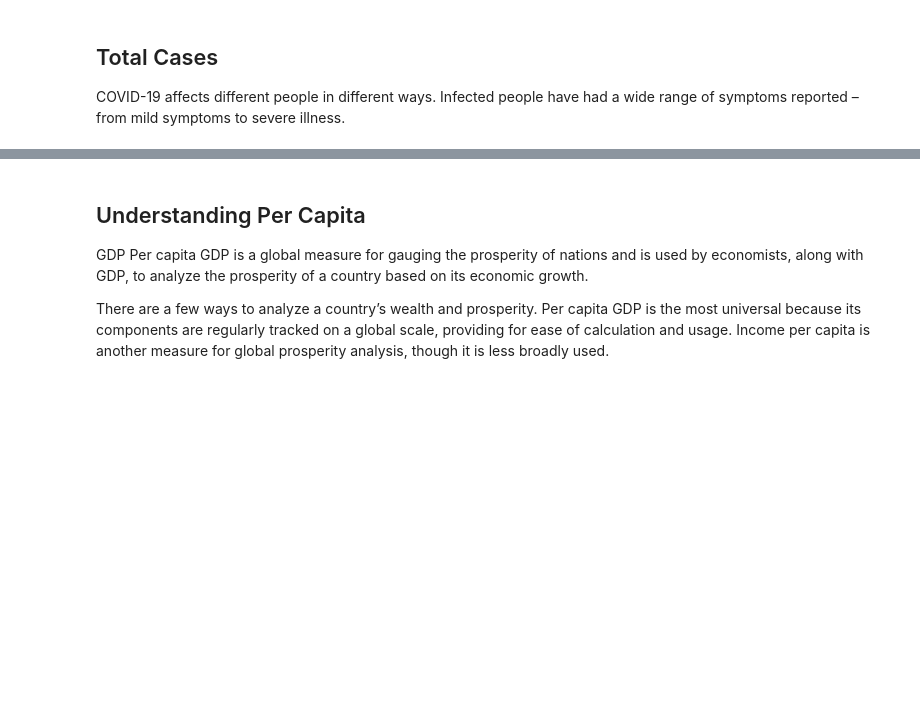
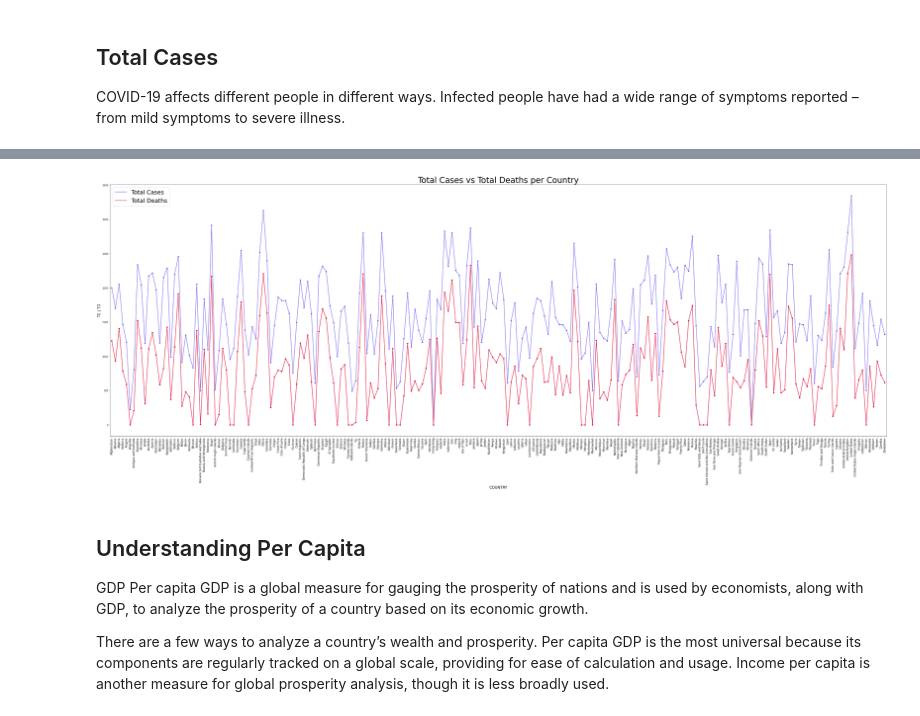
Before and after one commit to granulatedsugar/Data-Science, a Jupyter notebook: COVID19/covid-19-global-impact-analysis.ipynb, the cells around one changed output, grey strips where cells are left out. Saved outputs shown, nothing was run; the diff lists cells and outputs as text; code cells hidden in the pictures; blank space fills up the shorter version.

```diff
--- a/COVID19/covid-19-global-impact-analysis.ipynb
+++ b/COVID19/covid-19-global-impact-analysis.ipynb
@@ -58,3 +124,18 @@ df.sort_values(["DATE", "COUNTRY"]).groupby(
+# %%
+total_deaths = df.groupby(["COUNTRY"], as_index=False)[["TD"]].sum()
+totals = ['Total Cases', "Total Deaths"]
+plt.figure(figsize=(60,20))
+ax = sns.pointplot(x=total_cases.COUNTRY, y=total_cases.TC, color='mediumslateblue', scale=0.7)
+ax = sns.pointplot(x=total_deaths.COUNTRY, y=total_deaths.TD, color='crimson', scale=0.7)
+
+ax.set_xticklabels(labels=total_cases.COUNTRY, fontsize=12, rotation=90)
+ax.set_xlabel(xlabel='COUNTRY', fontsize=16)
+ax.set_ylabel(ylabel='TC | TD', fontsize=16)
+ax.set_title(label='Total Cases vs Total Deaths per Country', fontsize=35)
+ax.legend(handles=ax.lines[::len(total_cases.COUNTRY)+1], labels=totals, fontsize=25)
+plt.show();
+# %% [output]
+[figure, added]
 # %% [markdown]
 ## Understanding Per Capita
 GDP Per capita GDP is a global measure for gauging the prosperity of nations and is used by economists, along with GDP, to analyze the prosperity of a country based on its economic growth.
```
Also changed, not shown: parts of 8 cells of this notebook, 1 other file.
